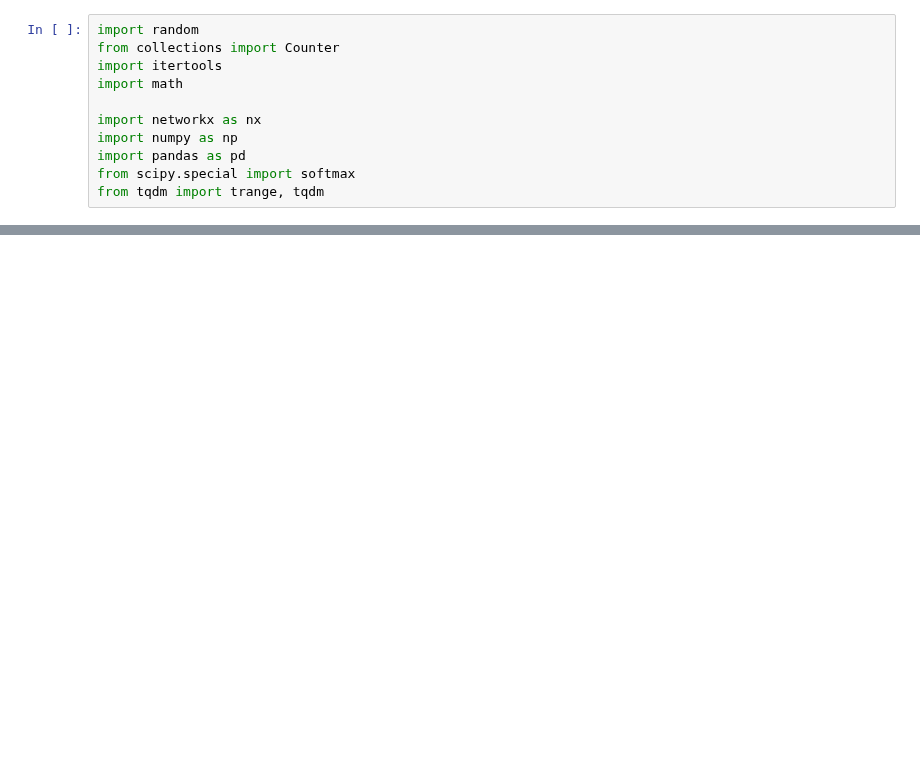
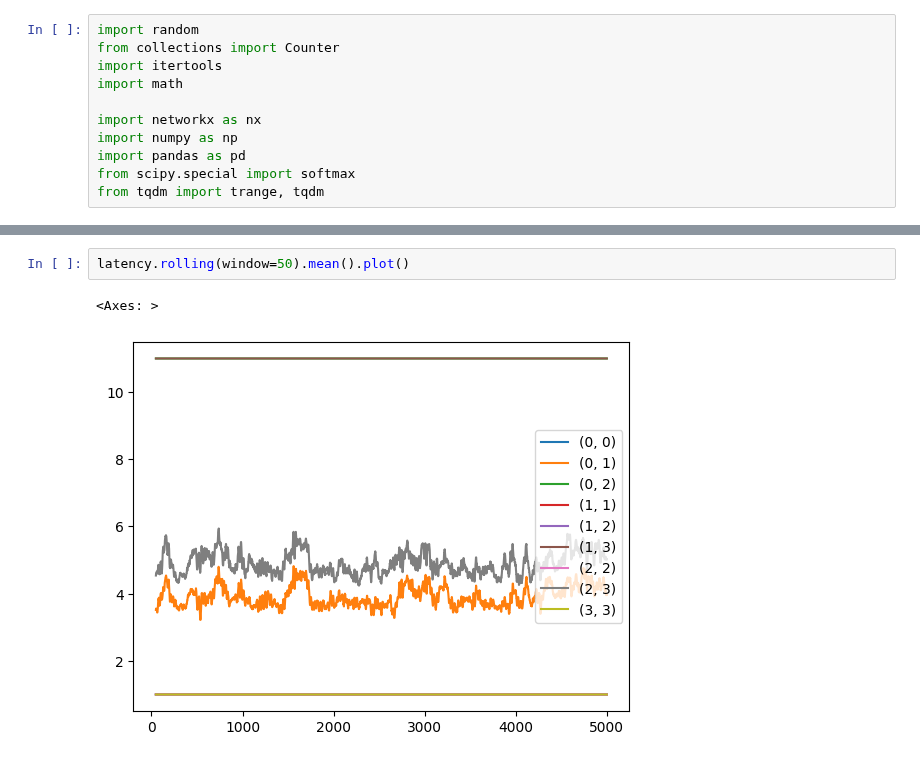
Before and after one commit to michoest/aamas-2024, a Jupyter notebook: src/traffic/v1/sequential.ipynb, the cells around one changed output, grey strips where cells are left out. Cells and saved outputs as stored; diff of their text form; blank space fills up the shorter version.

```diff
--- a/src/traffic/v1/sequential.ipynb
+++ b/src/traffic/v1/sequential.ipynb
@@ -282,0 +362,5 @@ latency.plot()
+# %%
+latency.rolling(window=50).mean().plot()
+# %% [output]
+<Axes: >
+[figure, added]
```
Also changed, not shown: parts of 23 cells of this notebook.
